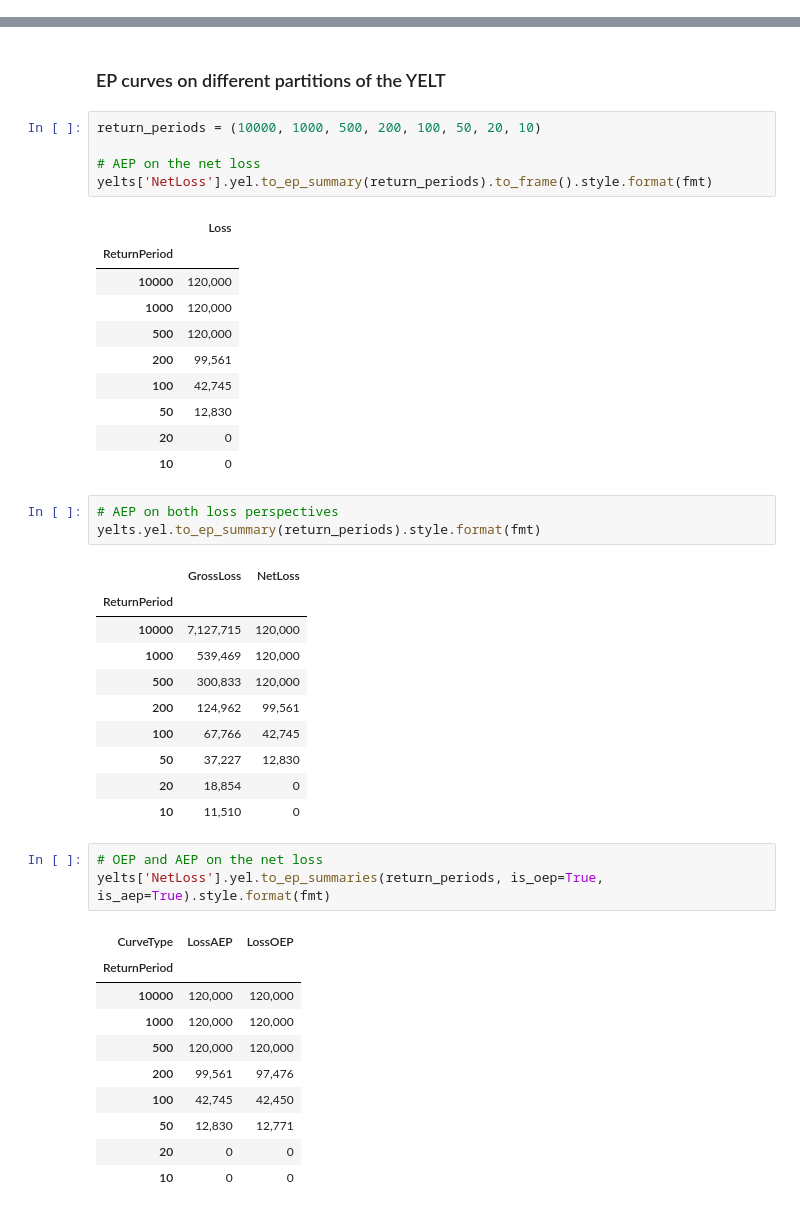
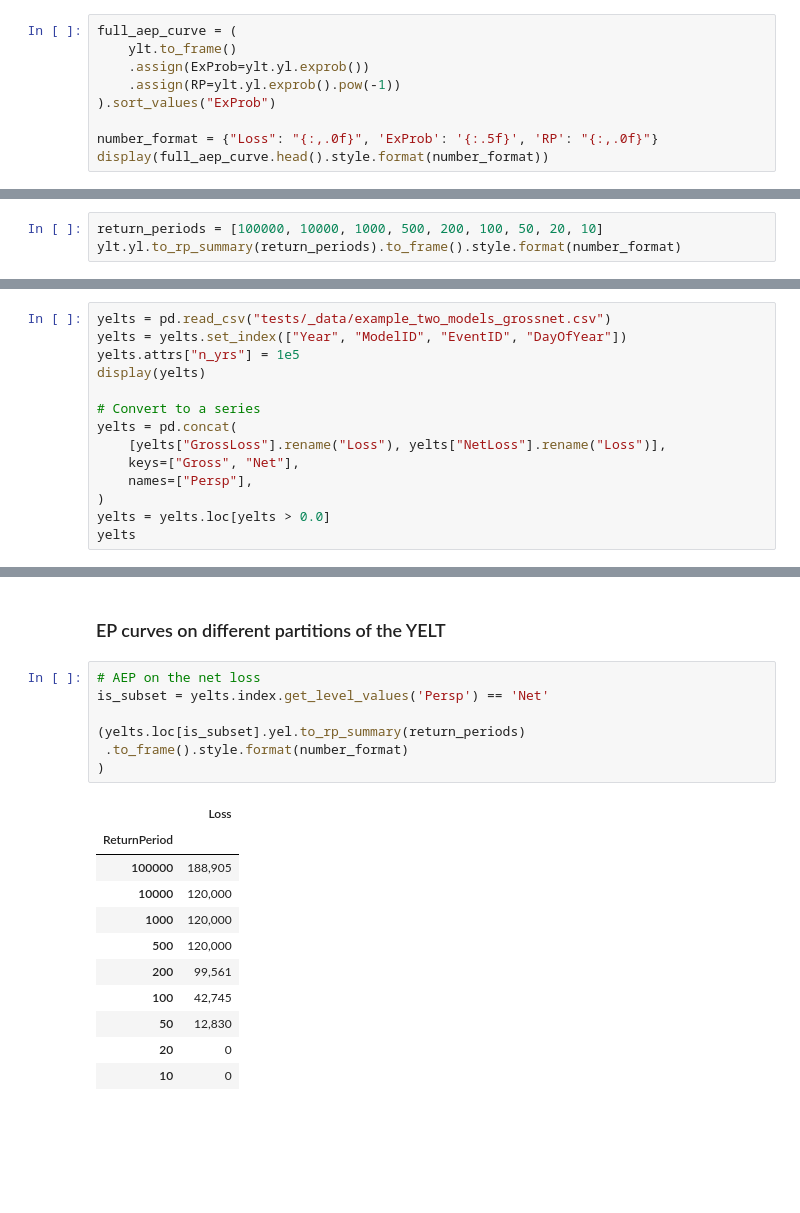
Before and after one commit to iwbailey/pandas-ylt, a Jupyter notebook: yelt_examples_epcurves.ipynb, the cells around one changed output, grey strips where cells are left out. Saved outputs shown, nothing was run; the diff lists cells and outputs as text; blank space fills up the shorter version.

Commit message:
Overhall the EP curve calculations and simplifications

```diff
--- a/yelt_examples_epcurves.ipynb
+++ b/yelt_examples_epcurves.ipynb
@@ -141,0 +94,9 @@ display(yelts)
+# %%
+full_aep_curve = (
+    ylt.to_frame()
+    .assign(ExProb=ylt.yl.exprob())
+    .assign(RP=ylt.yl.exprob().pow(-1))
+).sort_values("ExProb")
+
+number_format = {"Loss": "{:,.0f}", 'ExProb': '{:.5f}', 'RP': "{:,.0f}"}
+display(full_aep_curve.head().style.format(number_format))
@@ -141,0 +288,3 @@ display(yelts)
+# %%
+return_periods = [100000, 10000, 1000, 500, 200, 100, 50, 20, 10]
+ylt.yl.to_rp_summary(return_periods).to_frame().style.format(number_format)
@@ -141,0 +389,14 @@ display(yelts)
+# %%
+yelts = pd.read_csv("tests/_data/example_two_models_grossnet.csv")
+yelts = yelts.set_index(["Year", "ModelID", "EventID", "DayOfYear"])
+yelts.attrs["n_yrs"] = 1e5
+display(yelts)
+
+# Convert to a series
+yelts = pd.concat(
+    [yelts["GrossLoss"].rename("Loss"), yelts["NetLoss"].rename("Loss")],
+    keys=["Gross", "Net"],
+    names=["Persp"],
+)
+yelts = yelts.loc[yelts > 0.0]
+yelts
@@ -142,13 +431,16 @@ display(yelts)
 # %% [markdown]
 ### EP curves on different partitions of the YELT
 # %%
-return_periods = (10000, 1000, 500, 200, 100, 50, 20, 10)
+# AEP on the net loss
+is_subset = yelts.index.get_level_values('Persp') == 'Net'
 
-# AEP on the net loss
-yelts['NetLoss'].yel.to_ep_summary(return_periods).to_frame().style.format(fmt)
+(yelts.loc[is_subset].yel.to_rp_summary(return_periods)
+ .to_frame().style.format(number_format)
+)
 # %% [output]
 |  | Loss |
 | ReturnPeriod |  |
+| 100000 | 188,905 |
 | 10000 | 120,000 |
 | 1000 | 120,000 |
 | 500 | 120,000 |
@@ -157,31 +449,3 @@ yelts['NetLoss'].yel.to_ep_summary(return_periods).to_frame().style.format(fmt)
 | 50 | 12,830 |
 | 20 | 0 |
 | 10 | 0 |
-# %%
-# AEP on both loss perspectives
-yelts.yel.to_ep_summary(return_periods).style.format(fmt)
-# %% [output]
-|  | GrossLoss | NetLoss |
-| ReturnPeriod |  |  |
-| 10000 | 7,127,715 | 120,000 |
-| 1000 | 539,469 | 120,000 |
-| 500 | 300,833 | 120,000 |
-| 200 | 124,962 | 99,561 |
-| 100 | 67,766 | 42,745 |
-| 50 | 37,227 | 12,830 |
-| 20 | 18,854 | 0 |
-| 10 | 11,510 | 0 |
-# %%
-# OEP and AEP on the net loss
-yelts['NetLoss'].yel.to_ep_summaries(return_periods, is_oep=True, is_aep=True).style.format(fmt)
-# %% [output]
-| CurveType | LossAEP | LossOEP |
-| ReturnPeriod |  |  |
-| 10000 | 120,000 | 120,000 |
-| 1000 | 120,000 | 120,000 |
-| 500 | 120,000 | 120,000 |
-| 200 | 99,561 | 97,476 |
-| 100 | 42,745 | 42,450 |
-| 50 | 12,830 | 12,771 |
-| 20 | 0 | 0 |
-| 10 | 0 | 0 |
```
Also changed, not shown: parts of 57 cells of this notebook, 5 other files.
